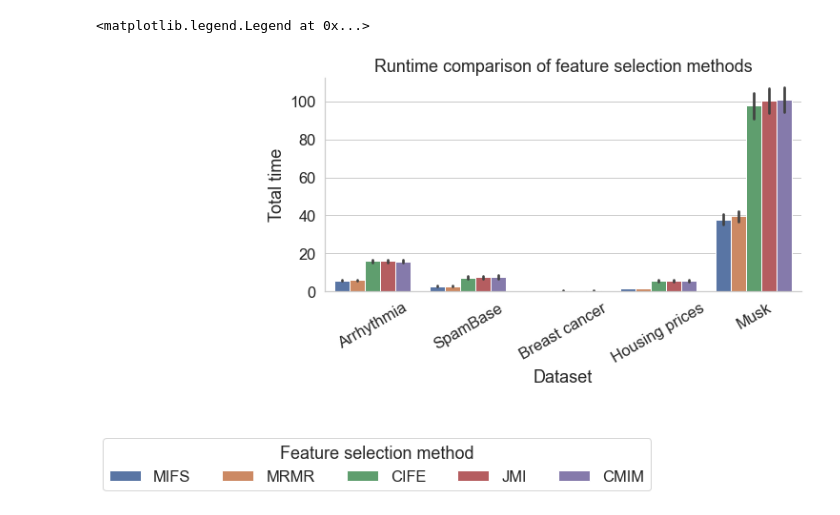
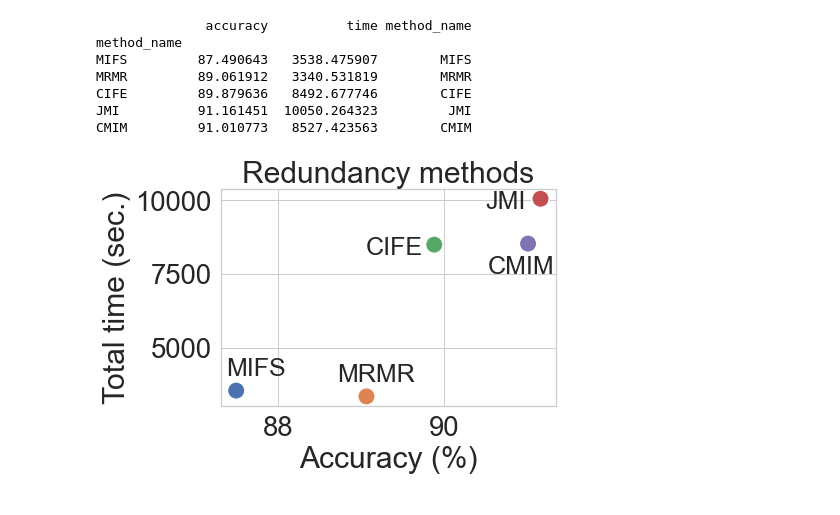
Before and after one commit to delftdata/bsc_research_project_q4_2023, a Jupyter notebook: information-theoretical-based/visualisations.ipynb, the cells around one changed output. Cells and saved outputs as stored; diff of their text form; code cells hidden in the pictures.

```diff
--- a/information-theoretical-based/visualisations.ipynb
+++ b/information-theoretical-based/visualisations.ipynb
@@ -77,21 +104,54 @@ plt.legend(hh, ll, bbox_to_anchor=(0.7, -0.65), ncol=5, title="Feature selection
-# %%
-sliced = runtime.loc[-runtime['dataset'].isin(['Gisette', 'Internet advertisements', 'Topo2', 'QSAR'])]
-
-g = sns.catplot(
-    data=sliced, kind="bar",
-    x="dataset", y="time", hue="method_name",
-    height=4, aspect=2
-)
-
-loc, labels = plt.xticks()
-hh, ll = plt.gca().get_legend_handles_labels()
-
-plt.title('Runtime comparison of feature selection methods')
-g.set_xticklabels(labels, rotation=30)
-g.set_axis_labels("Dataset", "Total time")
-g._legend.remove()
-
-plt.legend(hh, ll, bbox_to_anchor=(0.7, -0.65), ncol=5, title="Feature selection method")
-# %% [output]
-<matplotlib.legend.Legend at 0x...>
-[figure, removed]
+# %%
+plt.subplots(figsize=(6, 4))
+
+sns.set(font_scale=2.5, style="whitegrid")
+runtime = pd.read_csv('scikit-feature/results/performance.csv')
+# runtime['time'] = runtime['time'].apply(lambda x: np.log(x))
+runtime = runtime.loc[-runtime['dataset'].isin(['HousingPrices', 'TOPO', 'QSAR'])]
+runtime["accuracy"] = pd.to_numeric(runtime["accuracy"])
+
+a = runtime[['accuracy', "method_name"]].groupby("method_name").mean()
+b = runtime[['time', "method_name"]].groupby("method_name").mean()
+
+a = pd.concat([a, b], axis=1)
+a = a.reindex(["MIFS", "MRMR", "CIFE", 'JMI', 'CMIM'])
+a['method_name'] = ["MIFS", "MRMR", "CIFE", 'JMI', 'CMIM']
+a['accuracy'] = a['accuracy'].multiply(100)
+print(a)
+
+g = sns.scatterplot(
+    data=a,
+    x="accuracy", y="time", hue='method_name', s=300
+)
+
+for i, row in a[a['method_name'].isin(['MIFS'])].iterrows():
+    plt.annotate(row['method_name'], (row['accuracy'], row['time']), textcoords="offset points", xytext=(20,15), ha='center', fontsize=25)
+
+for i, row in a[a['method_name'].isin(['MRMR'])].iterrows():
+    plt.annotate(row['method_name'], (row['accuracy'], row['time']), textcoords="offset points", xytext=(10,15), ha='center', fontsize=25)
+
+for i, row in a[a['method_name'].isin(['CIFE'])].iterrows():
+    plt.annotate(row['method_name'], (row['accuracy'], row['time']), textcoords="offset points", xytext=(-40,-10), ha='center', fontsize=25)
+
+for i, row in a[a['method_name'].isin(['JMI'])].iterrows():
+    plt.annotate(row['method_name'], (row['accuracy'], row['time']), textcoords="offset points", xytext=(-35,-10), ha='center', fontsize=25)
+
+for i, row in a[a['method_name'].isin(['CMIM'])].iterrows():
+    plt.annotate(row['method_name'], (row['accuracy'], row['time']), textcoords="offset points", xytext=(-7,-30), ha='center', fontsize=25)
+
+g.set_ylabel('Total time (sec.)')
+g.set_xlabel('Accuracy (%)')
+
+plt.legend([],[], frameon=False)
+
+plt.title('Redundancy methods')
+plt.savefig('scikit-feature/results/information_theory_accuracy_runtime.pdf', dpi=300, bbox_inches="tight")
+# %% [output]
+              accuracy          time method_name
+method_name
+MIFS         87.490643   3538.475907        MIFS
+MRMR         89.061912   3340.531819        MRMR
+CIFE         89.879636   8492.677746        CIFE
+JMI          91.161451  10050.264323         JMI
+CMIM         91.010773   8527.423563        CMIM
+[figure, added]
```
Also changed, not shown: parts of 7 cells of this notebook, 1 other file.
